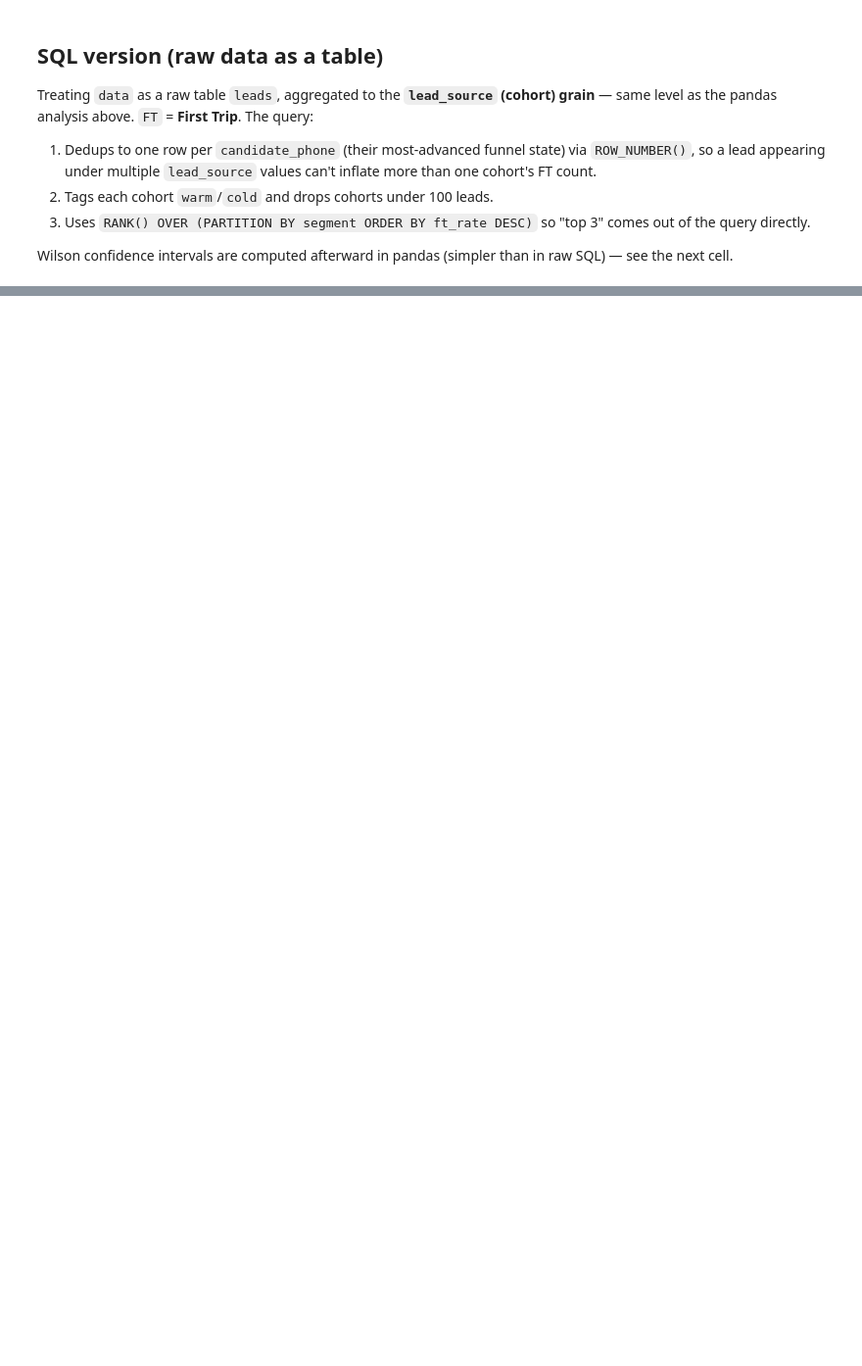
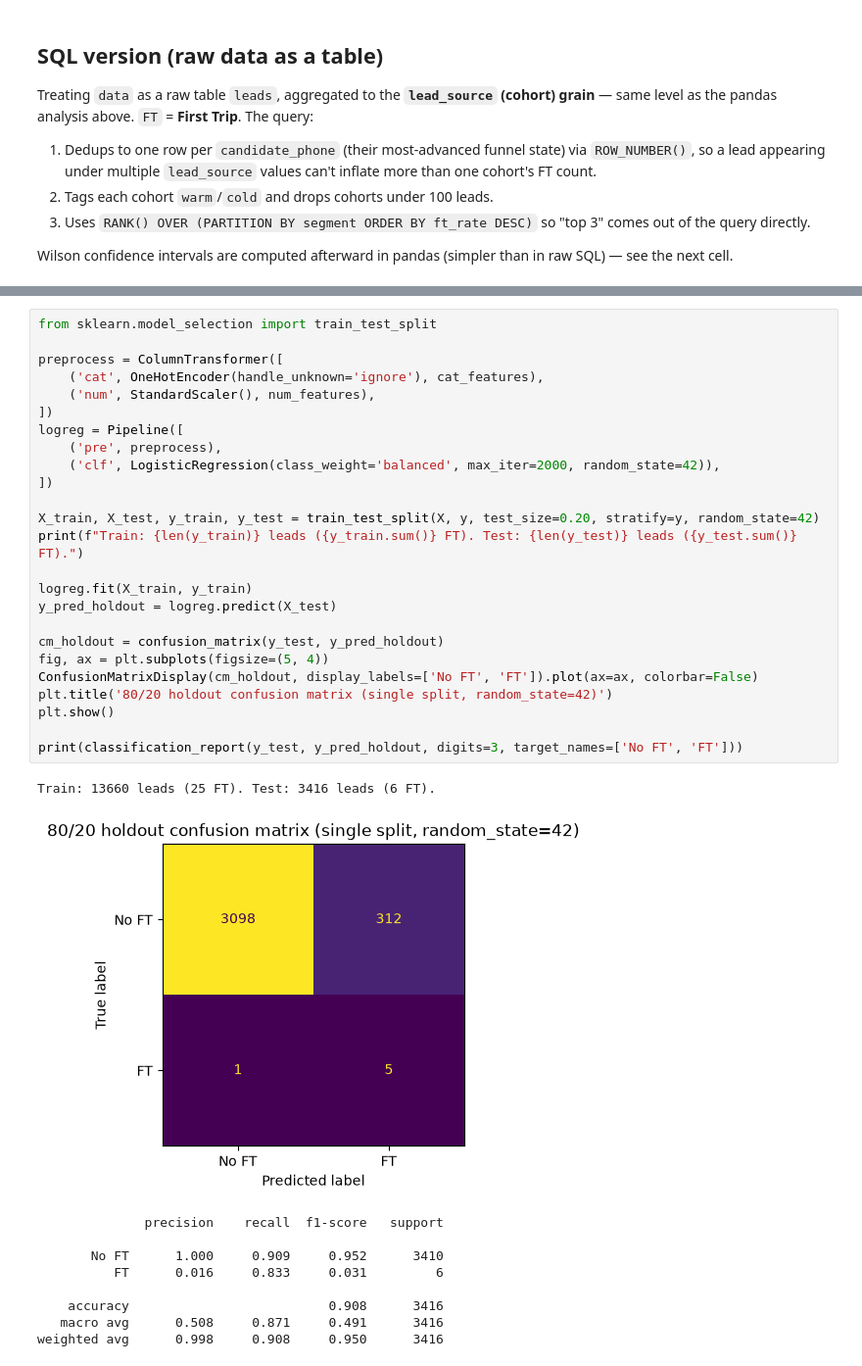
Before and after one commit to madhav-gfn/trading_bot, a Jupyter notebook: analysis.ipynb, the cells around one changed output, grey strips where cells are left out. Shown at 98% size. Saved outputs shown, nothing was run; the diff lists cells and outputs as text; blank space fills up the shorter version.

```diff
--- a/analysis.ipynb
+++ b/analysis.ipynb
@@ -183,0 +478,36 @@ agg[agg['rank_in_segment'] <= 3].sort_values(['segment', 'rank_in_segment'])
+# %%
+from sklearn.model_selection import train_test_split
+
+preprocess = ColumnTransformer([
+    ('cat', OneHotEncoder(handle_unknown='ignore'), cat_features),
+    ('num', StandardScaler(), num_features),
+])
+logreg = Pipeline([
+    ('pre', preprocess),
+    ('clf', LogisticRegression(class_weight='balanced', max_iter=2000, random_state=42)),
+])
+
+X_train, X_test, y_train, y_test = train_test_split(X, y, test_size=0.20, stratify=y, random_state=42)
+print(f"Train: {len(y_train)} leads ({y_train.sum()} FT). Test: {len(y_test)} leads ({y_test.sum()} FT).")
+
+logreg.fit(X_train, y_train)
+y_pred_holdout = logreg.predict(X_test)
+
+cm_holdout = confusion_matrix(y_test, y_pred_holdout)
+fig, ax = plt.subplots(figsize=(5, 4))
+ConfusionMatrixDisplay(cm_holdout, display_labels=['No FT', 'FT']).plot(ax=ax, colorbar=False)
+plt.title('80/20 holdout confusion matrix (single split, random_state=42)')
+plt.show()
+
+print(classification_report(y_test, y_pred_holdout, digits=3, target_names=['No FT', 'FT']))
+# %% [output]
+Train: 13660 leads (25 FT). Test: 3416 leads (6 FT).
+[figure, added]
+              precision    recall  f1-score   support
+
+       No FT      1.000     0.909     0.952      3410
+          FT      0.016     0.833     0.031         6
+
+    accuracy                          0.908      3416
+   macro avg      0.508     0.871     0.491      3416
+weighted avg      0.998     0.908     0.950      3416
```
Also changed, not shown: parts of 30 cells of this notebook, 2 other files.
